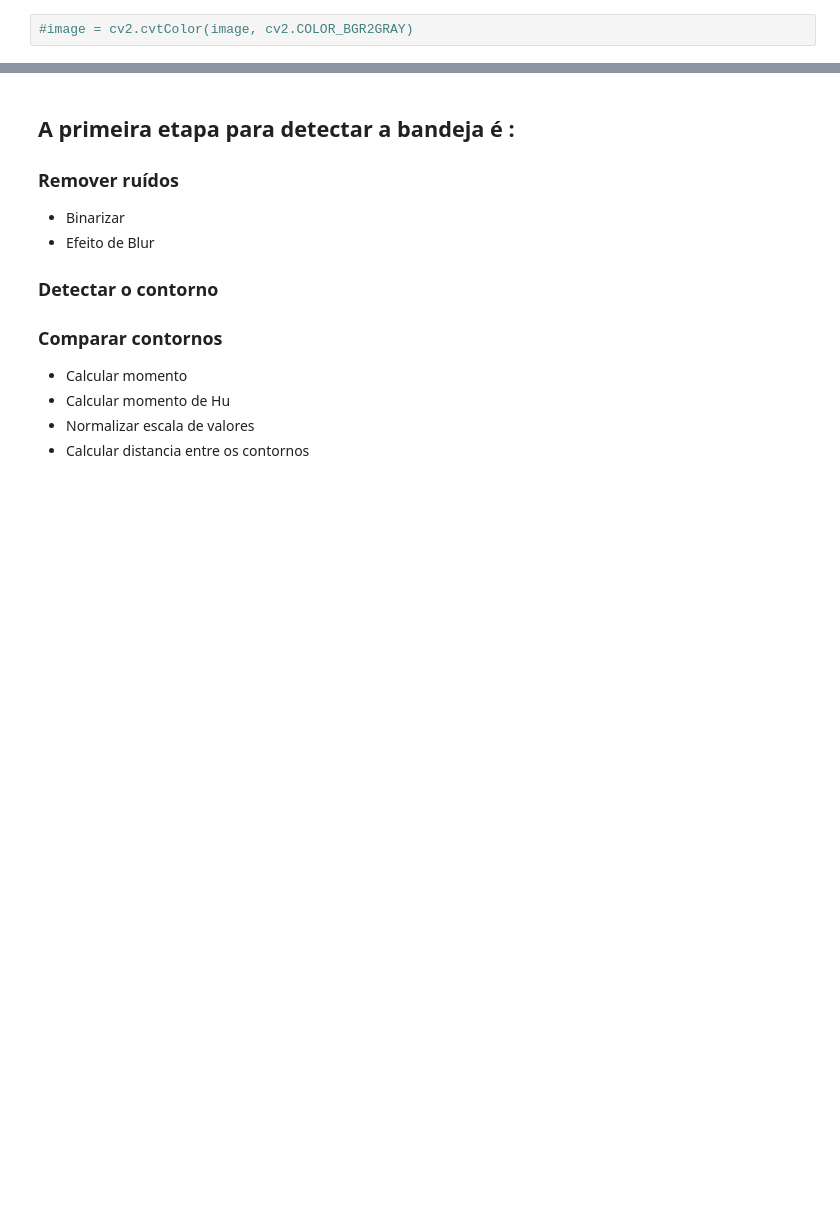
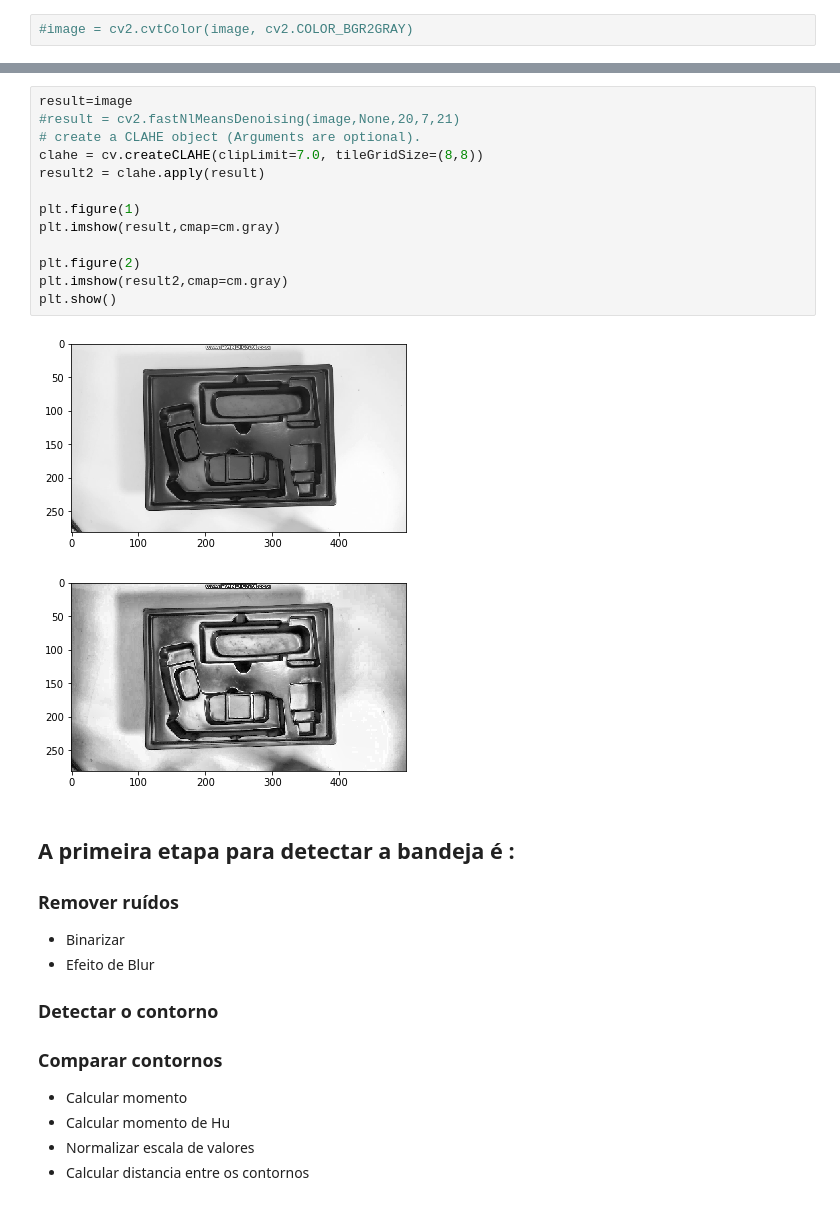
Before and after one commit to wagner1986/python-computer-vision, a Jupyter notebook: Bandeja- Contorno & Momento.ipynb, the cells around one changed output, grey strips where cells are left out. Drawn from its saved outputs; the diff is of its cells as text; blank space fills up the shorter version.

```diff
--- a/Bandeja- Contorno & Momento.ipynb
+++ b/Bandeja- Contorno & Momento.ipynb
@@ -20,3 +27,19 @@ plt.show()
+# %%
+result=image
+#result = cv2.fastNlMeansDenoising(image,None,20,7,21)
+# create a CLAHE object (Arguments are optional).
+clahe = cv.createCLAHE(clipLimit=7.0, tileGridSize=(8,8))
+result2 = clahe.apply(result)
+
+plt.figure(1)
+plt.imshow(result,cmap=cm.gray)
+
+plt.figure(2)
+plt.imshow(result2,cmap=cm.gray)
+plt.show()
+# %% [output]
+[figure, added]
+[figure, added]
 # %% [markdown]
 ## A primeira etapa para detectar a bandeja é :
 
```
Also changed, not shown: parts of 12 cells of this notebook, 5 other files.
